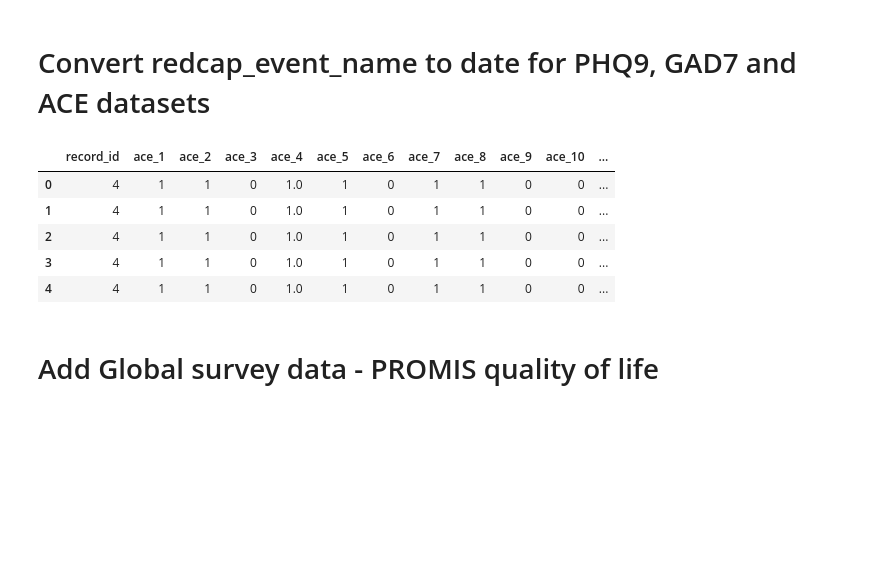
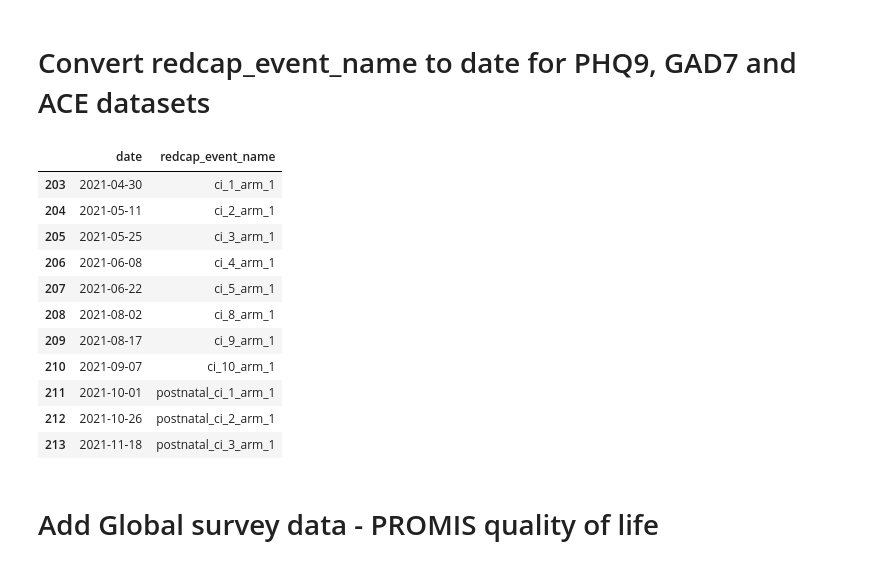
Before and after one commit to smilejennyyu/BUMP_code, a Jupyter notebook: ace_dagwithnotear_algo.ipynb, the cells around one changed output. Drawn from its saved outputs; the diff is of its cells as text; code cells hidden in the pictures; blank space fills up the shorter version.

```diff
--- a/ace_dagwithnotear_algo.ipynb
+++ b/ace_dagwithnotear_algo.ipynb
@@ -21,30 +22,55 @@ id_df.rename(columns={'evidation_id': 'user_id'}, inplace=True)
 overall_df = overall_df.merge(id_df, on=['record_id'])
 overall_df.user_id = overall_df.user_id.fillna(-1).astype(int)
 
-# read check-in dates
-ci_df = data['check_in_adherence_log']
-cols = ['record_id'] + [col for col in ci_df.columns if col.endswith('_date')]
-ci_df = ci_df[cols]
-
-# add dates to survey
-overall_df = overall_df.merge(ci_df, on=['record_id'])
-overall_df['checkin_number'] = overall_df.redcap_event_name.str.split('ci_').str[1].str.split('_arm').str[0].fillna(0).astype(int)
-overall_df['date'] = overall_df.apply(lambda x: x[f'checkin_{str(x.checkin_number)}_date'] if x.checkin_number > 0 else None, axis=1)
-overall_df = overall_df[overall_df.columns.drop(list(overall_df.filter(regex='checkin_')))]
-overall_df['date'] = pd.to_datetime(overall_df['date'])
+# standarize naming convention for easier processing later on
+overall_df.redcap_event_name = overall_df.redcap_event_name.replace('postnatal_checkin_arm_1','postnatal_ci_1_arm_1')
+# %%
+# read check-in dates
+ci_df = data['check_in_adherence_log']
+cols = ['record_id'] + [col for col in ci_df.columns if '_date' in col]
+ci_df = ci_df[cols]
+
+# standarize naming convention for easier processing later on
+ci_df = ci_df.rename(columns={'checkin_postnatal_date': 'checkin_postnatal_date_1'})
+
+# add dates to survey, need to map it using the check_in_adherence_log
+def conver_checkin_string(x):
+    x = x.split('_arm')[0] #delete all characters after the word 'arm'
+    num = int(re.search(r'\d+', x).group())
+    if 'postnatal' in x:
+        return f'checkin_postnatal_date_{num}'
+    else:
+        return f'checkin_{num}_date'
+
+# map checkin_postnature_date_{num} OR checkin_{num}_date to the actual date
+def map_date(x):
+    checkin_string_col = x['checkin_string']
+    return x[checkin_string_col]
+
+overall_df = overall_df.merge(ci_df, on=['record_id'])
+overall_df['checkin_string'] = overall_df.redcap_event_name.apply(conver_checkin_string)
+overall_df['date'] = overall_df.apply(map_date, axis=1)
+overall_df = overall_df[overall_df.columns.drop(list(overall_df.filter(regex='checkin_')))]
+overall_df['date'] = pd.to_datetime(overall_df['date'])
 # %%
 pd.set_option('display.max_rows', 1000)
 pd.set_option('display.max_columns', 10000)
 pd.set_option('display.width', 1000)
 pd.set_option('max_colwidth', None)
-overall_df.head()
+overall_df.loc[overall_df['record_id'] == 28][['date', 'redcap_event_name']] #check if dates are correctly processed
 # %% [output]
-|  | record_id | ace_1 | ace_2 | ace_3 | ace_4 | ace_5 | ace_6 | ace_7 | ace_8 | ace_9 | ace_10 | ... |
-| 0 | 4 | 1 | 1 | 0 | 1.0 | 1 | 0 | 1 | 1 | 0 | 0 | ... |
-| 1 | 4 | 1 | 1 | 0 | 1.0 | 1 | 0 | 1 | 1 | 0 | 0 | ... |
-| 2 | 4 | 1 | 1 | 0 | 1.0 | 1 | 0 | 1 | 1 | 0 | 0 | ... |
-| 3 | 4 | 1 | 1 | 0 | 1.0 | 1 | 0 | 1 | 1 | 0 | 0 | ... |
-| 4 | 4 | 1 | 1 | 0 | 1.0 | 1 | 0 | 1 | 1 | 0 | 0 | ... |
+|  | date | redcap_event_name |
+| 203 | 2021-04-30 | ci_1_arm_1 |
+| 204 | 2021-05-11 | ci_2_arm_1 |
+| 205 | 2021-05-25 | ci_3_arm_1 |
+| 206 | 2021-06-08 | ci_4_arm_1 |
+| 207 | 2021-06-22 | ci_5_arm_1 |
+| 208 | 2021-08-02 | ci_8_arm_1 |
+| 209 | 2021-08-17 | ci_9_arm_1 |
+| 210 | 2021-09-07 | ci_10_arm_1 |
+| 211 | 2021-10-01 | postnatal_ci_1_arm_1 |
+| 212 | 2021-10-26 | postnatal_ci_2_arm_1 |
+| 213 | 2021-11-18 | postnatal_ci_3_arm_1 |
 # %% [markdown]
 # Add Global survey data - PROMIS quality of life
 # %%
```
Also changed, not shown: parts of 25 cells of this notebook.
